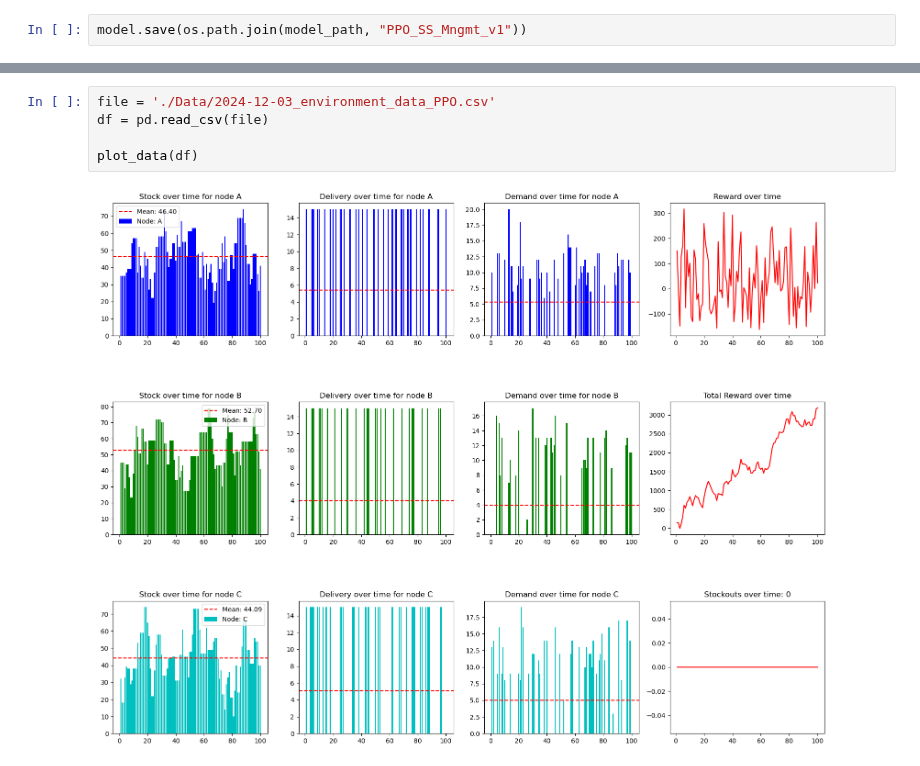
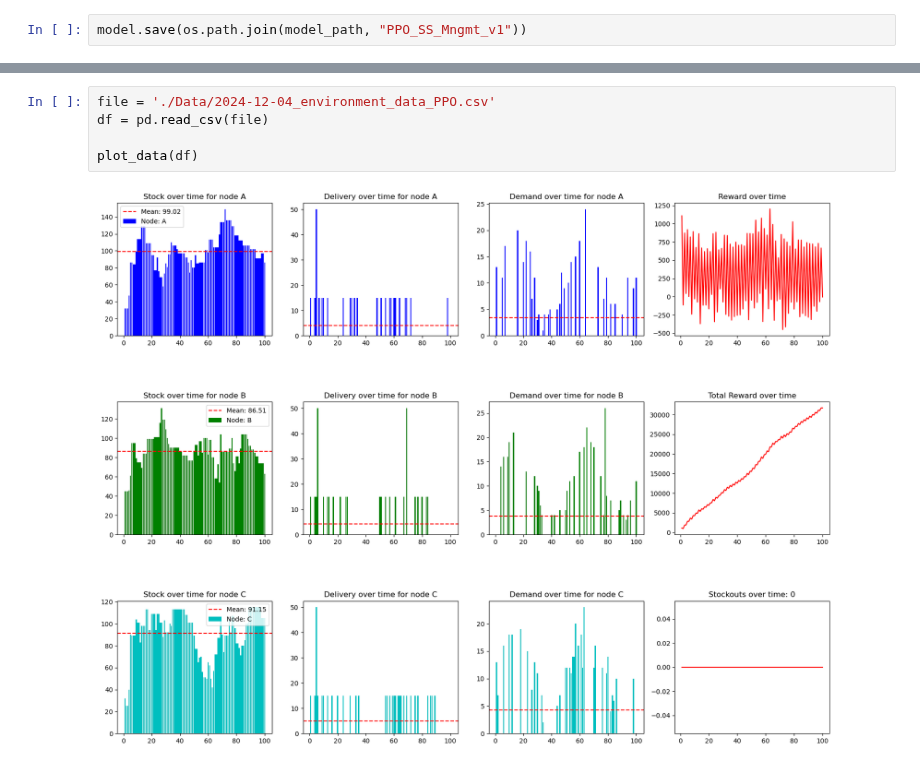
Before and after one commit to jonas-rer/RL_SCM, a Jupyter notebook: Final/02_ppo_eval.ipynb, the cells around one changed output, grey strips where cells are left out. Saved outputs shown, nothing was run; the diff lists cells and outputs as text.

```diff
--- a/Final/02_ppo_eval.ipynb
+++ b/Final/02_ppo_eval.ipynb
@@ -137,10 +148,10 @@ evaluate_policy(model, vec_env, n_eval_episodes=1, render=False, return_episode_
 # %%
-file = './Data/2024-12-03_environment_data_PPO.csv'
+file = './Data/2024-12-04_environment_data_PPO.csv'
 df = pd.read_csv(file)
 
 plot_data(df)
 # %% [output]
-[figure, old version]
+[figure, new version]
 # %%
 plot_safety_stock(df)
 # %% [output]
```
Also changed, not shown: parts of 6 cells of this notebook, 6 other files.
